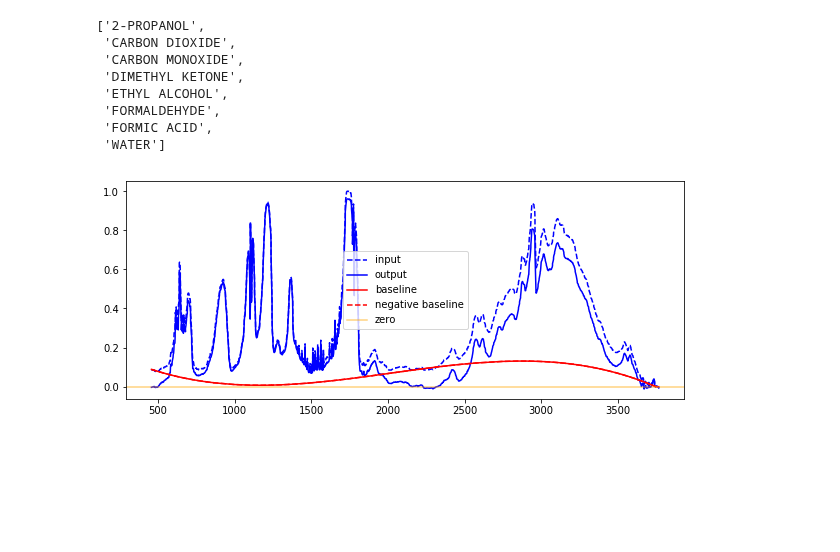
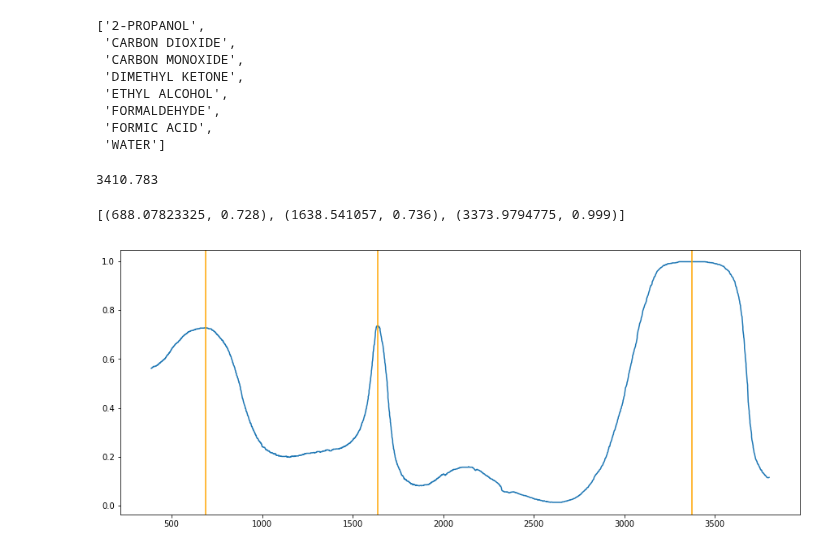
Before and after one commit to raman-noodles/Raman-noodles, a Jupyter notebook: examples/spectrafit_example.ipynb, the cells around one changed output. Cells and saved outputs as stored; diff of their text form; code cells hidden in the pictures; blank space fills up the shorter version.

Commit message:
played around with developing water.py

```diff
--- a/examples/spectrafit_example.ipynb
+++ b/examples/spectrafit_example.ipynb
@@ -17,17 +18,32 @@ sorted(shoyu_data_dict.keys())
  'WATER']
 # %%
 # extract spectra data
-data = shoyu_data_dict['FORMIC ACID']
+data = shoyu_data_dict['WATER']
 x_data = data['x']
 y_data = data['y']
+
+data_range = max(x_data) - min(x_data)
+data_range
+# %% [output]
+3410.783
 # %%
 # subtract baseline
-y_data = spectrafit.subtract_baseline(y_data, deg=3, plot=True, x_data=x_data)
+# y_data = spectrafit.subtract_baseline(y_data, deg=3, plot=True, x_data=x_data)
-# %% [output]
-[figure, removed]
 # %%
 # detect peaks
-peaks = spectrafit.find_peaks(x_data, y_data)
+peaks = spectrafit.find_peaks(x_data, y_data, thres=0.25, min_dist=50)
+# from operator import itemgetter
+# peaks = sorted(peaks, key=itemgetter(1), reverse=True)[:5]
+peaks
+# %% [output]
+[(688.07823325, 0.728), (1638.541057, 0.736), (3373.9794775, 0.999)]
+# %%
+fig = plt.figure(figsize=(15,6))
+plt.plot(x_data, y_data)
+for i in range(len(peaks)):
+    plt.axvline(x=peaks[i][0], color='orange')
+# %% [output]
+[figure, added]
 # %%
 # assign parameters for least squares fit
 mod, pars = spectrafit.lorentz_params(peaks)
```
Also changed, not shown: parts of 6 cells of this notebook.
